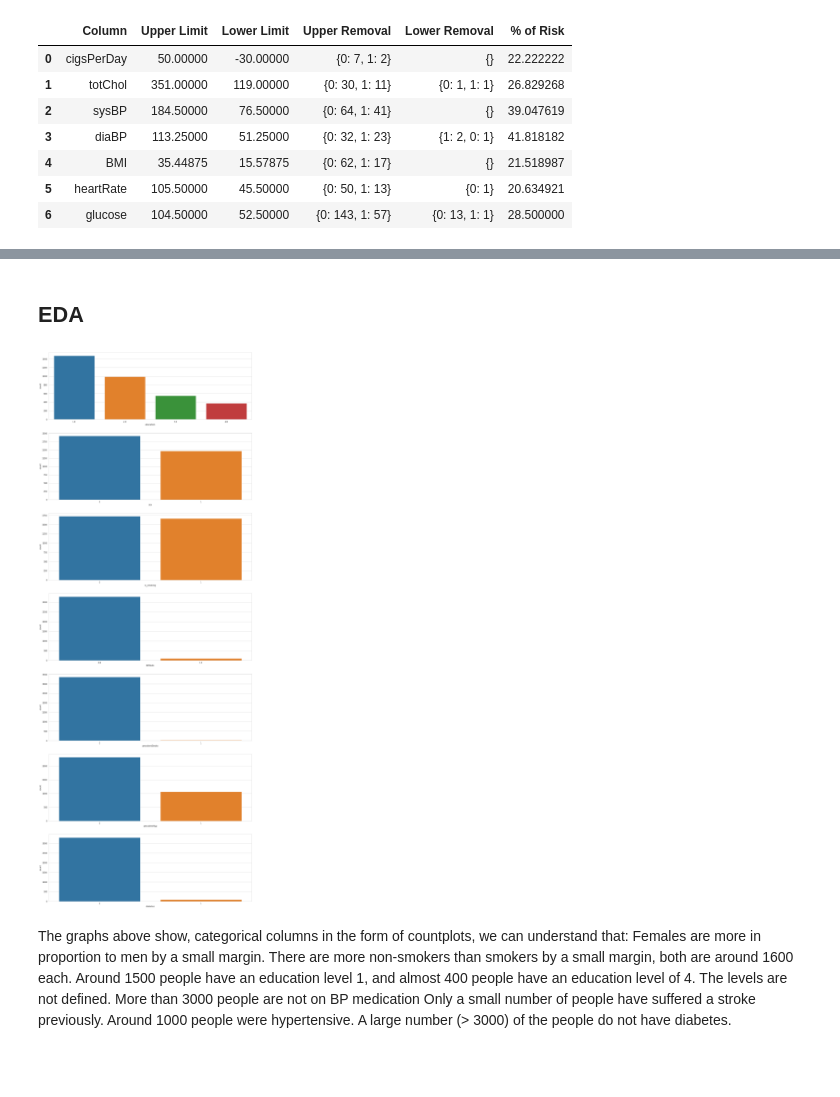
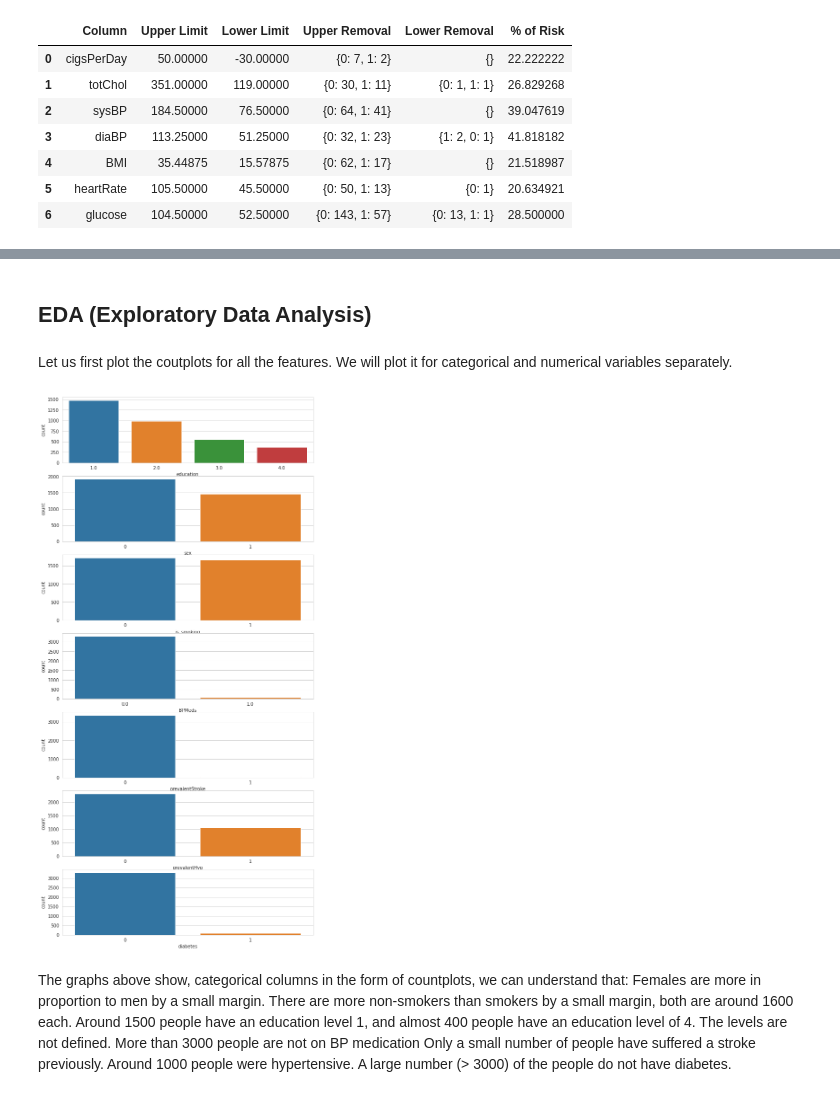
Before and after one commit to V-dit/cardiovascular-risk-prediction, a Jupyter notebook: Cardiovascular_Risk_Prediction.ipynb, the cells around one changed output, grey strips where cells are left out. Drawn from its saved outputs; the diff is of its cells as text; code cells hidden in the pictures; blank space fills up the shorter version.

```diff
--- a/Cardiovascular_Risk_Prediction.ipynb
+++ b/Cardiovascular_Risk_Prediction.ipynb
@@ -477,20 +467,21 @@ In this scenario, it is known that people with extreme values of Cholestrol, BP,
 # %% [markdown]
-## **EDA**
+## **EDA (Exploratory Data Analysis)**
+# %% [markdown]
+Let us first plot the coutplots for all the features.
+We will plot it for categorical and numerical variables separately.
 # %%
-# Creating a function to plot countplots for categorical columns
-def count_plotting(columns):
-  ''' Returns subplots of countplot graphs using seaborn '''
-  sns.set_style('whitegrid')
-  fig, axes = plt.subplots(len(columns) , figsize=(18,50))
+# Creating a function to plot the countplots of categorical columns
+def count_plot(columns):
 
+  fig, axes = plt.subplots(len(columns) , figsize=(10,22))
   plot_list = zip(list(range(0,len(columns)+1)), columns)
 
   for i , column in plot_list:
     sns.countplot(ax = axes[i], data = df2, x = column)
 # %%
-count_plotting(categorical_columns)
+count_plot(categorical_columns)
 # %% [output]
-[figure, old version]
+[figure, new version]
 # %% [markdown]
 The graphs above show, categorical columns in the form of countplots, we can understand that:
 Females are more in proportion to men by a small margin.
```
Also changed, not shown: parts of 16 cells of this notebook.
